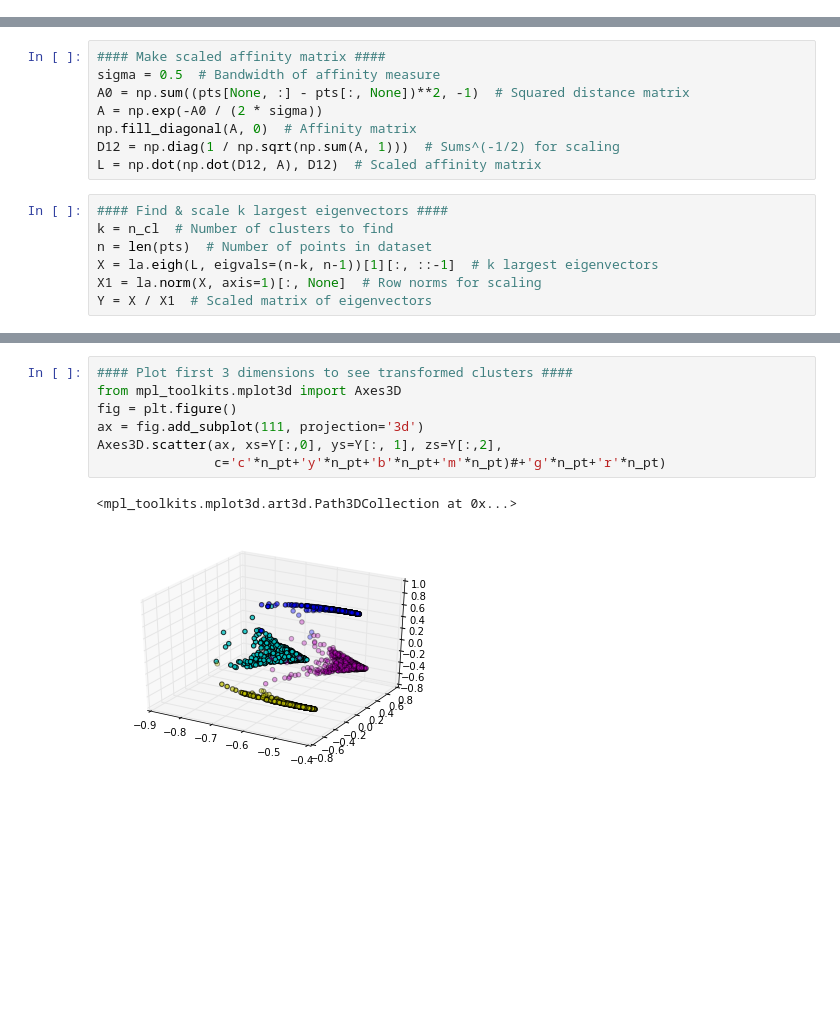
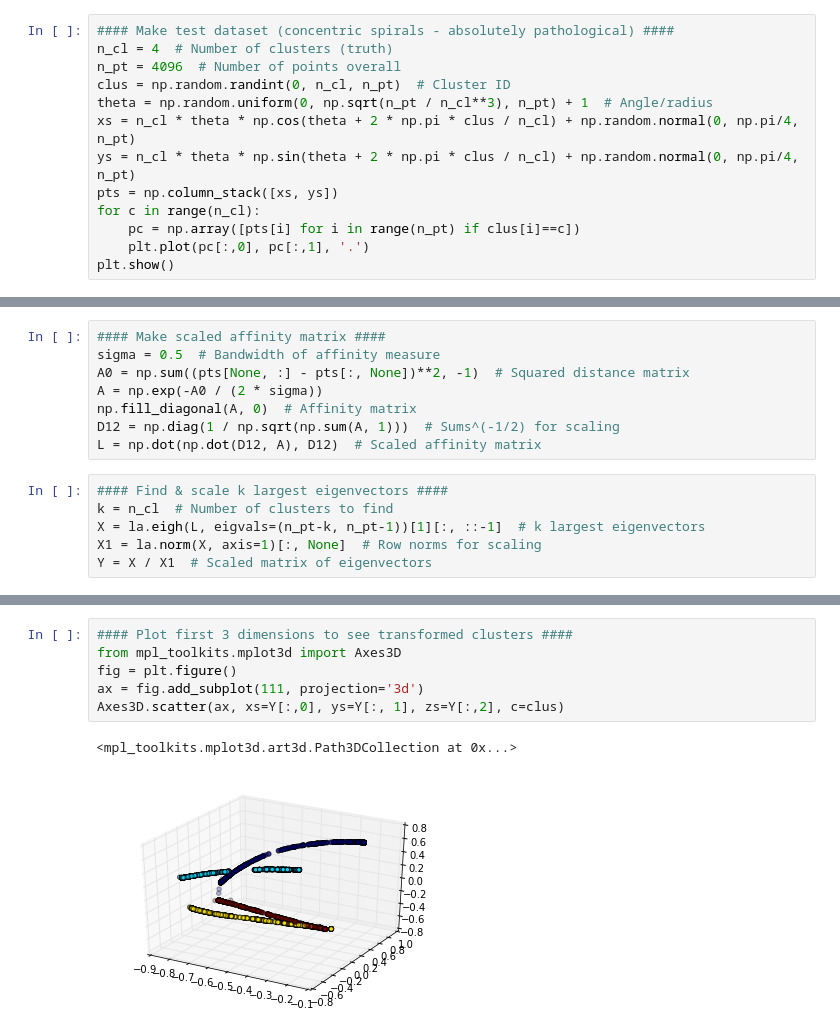
Before and after one commit to davidleeljh/663-Final-Projects, a Jupyter notebook: spectral_cluster.ipynb, the cells around one changed output, grey strips where cells are left out. Drawn from its saved outputs; the diff is of its cells as text; blank space fills up the shorter version.

Commit message:
Improved test data, added k-means sanity check

```diff
--- a/spectral_cluster.ipynb
+++ b/spectral_cluster.ipynb
@@ -26,0 +16,13 @@ plt.show()
+# %%
+#### Make test dataset (concentric spirals - absolutely pathological) ####
+n_cl = 4  # Number of clusters (truth)
+n_pt = 4096  # Number of points overall
+clus = np.random.randint(0, n_cl, n_pt)  # Cluster ID
+theta = np.random.uniform(0, np.sqrt(n_pt / n_cl**3), n_pt) + 1  # Angle/radius
+xs = n_cl * theta * np.cos(theta + 2 * np.pi * clus / n_cl) + np.random.normal(0, np.pi/4, n_pt)
+ys = n_cl * theta * np.sin(theta + 2 * np.pi * clus / n_cl) + np.random.normal(0, np.pi/4, n_pt)
+pts = np.column_stack([xs, ys])
+for c in range(n_cl):
+    pc = np.array([pts[i] for i in range(n_pt) if clus[i]==c])
+    plt.plot(pc[:,0], pc[:,1], '.')
+plt.show()
@@ -35,7 +39,6 @@ L = np.dot(np.dot(D12, A), D12)  # Scaled affinity matrix
 # %%
 #### Find & scale k largest eigenvectors ####
 k = n_cl  # Number of clusters to find
-n = len(pts)  # Number of points in dataset
-X = la.eigh(L, eigvals=(n-k, n-1))[1][:, ::-1]  # k largest eigenvectors
+X = la.eigh(L, eigvals=(n_pt-k, n_pt-1))[1][:, ::-1]  # k largest eigenvectors
 X1 = la.norm(X, axis=1)[:, None]  # Row norms for scaling
 Y = X / X1  # Scaled matrix of eigenvectors
@@ -42,10 +53,9 @@ Y = X / X1  # Scaled matrix of eigenvectors
 # %%
 #### Plot first 3 dimensions to see transformed clusters ####
 from mpl_toolkits.mplot3d import Axes3D
 fig = plt.figure()
 ax = fig.add_subplot(111, projection='3d')
-Axes3D.scatter(ax, xs=Y[:,0], ys=Y[:, 1], zs=Y[:,2],
-               c='c'*n_pt+'y'*n_pt+'b'*n_pt+'m'*n_pt)#+'g'*n_pt+'r'*n_pt)
+Axes3D.scatter(ax, xs=Y[:,0], ys=Y[:, 1], zs=Y[:,2], c=clus)
 # %% [output]
 <mpl_toolkits.mplot3d.art3d.Path3DCollection at 0x...>
-[figure, old version]
+[figure, new version]
```
Also changed, not shown: parts of 4 cells of this notebook.
